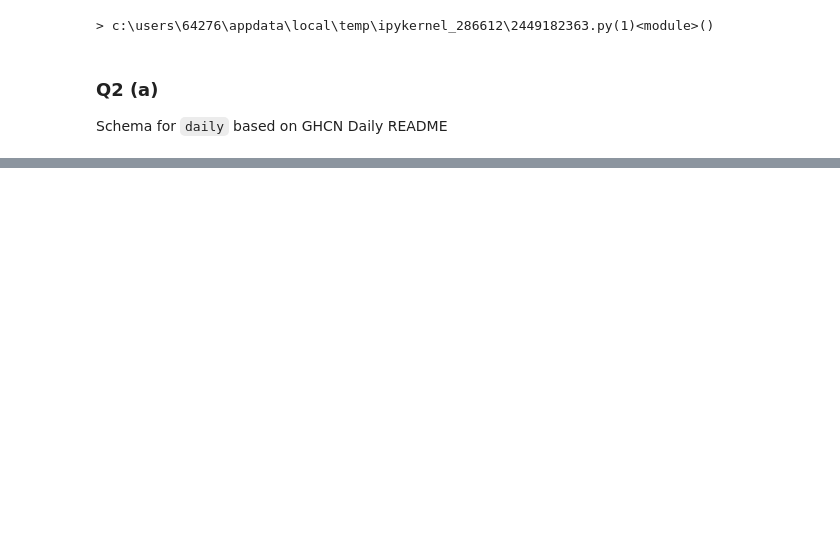
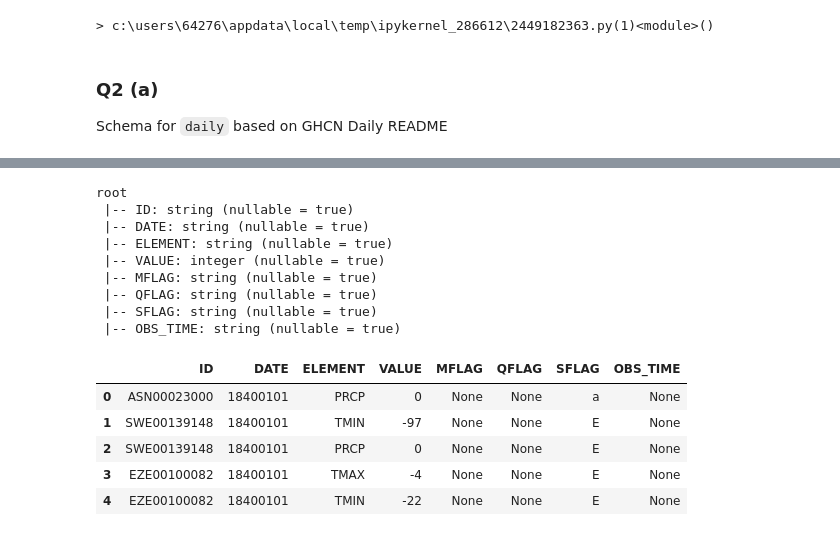
Before and after one commit to david-ewing-nz/ghcn-spark-analysis, a Jupyter notebook: notebooks/01_ghcn_processing.ipynb, the cells around one changed output, grey strips where cells are left out. Cells and saved outputs as stored; diff of their text form; code cells hidden in the pictures; blank space fills up the shorter version.

```diff
--- a/notebooks/01_ghcn_processing.ipynb
+++ b/notebooks/01_ghcn_processing.ipynb
@@ -181,6 +300,22 @@ stations_df.show(5)
 # %%
 # Load a small subset of daily (e.g. 2022)
 dailyPath = f"{prefixDaily}1840.csv.gz"
-dailydf   = spark.read.csv(dailyPath=dailySchema, False)
+dailydf   = spark.read.csv(dailyPath, schema=dailySchema, header=False)
 dailydf.printSchema()
-dailydf.show(5)
+show_as_html(dailydf.limit(5))
+# %% [output]
+root
+ |-- ID: string (nullable = true)
+ |-- DATE: string (nullable = true)
+ |-- ELEMENT: string (nullable = true)
+ |-- VALUE: integer (nullable = true)
+ |-- MFLAG: string (nullable = true)
+ |-- QFLAG: string (nullable = true)
+ |-- SFLAG: string (nullable = true)
+ |-- OBS_TIME: string (nullable = true)
+|  | ID | DATE | ELEMENT | VALUE | MFLAG | QFLAG | SFLAG | OBS_TIME |
+| 0 | ASN00023000 | 18400101 | PRCP | 0 | None | None | a | None |
+| 1 | SWE00139148 | 18400101 | TMIN | -97 | None | None | E | None |
+| 2 | SWE00139148 | 18400101 | PRCP | 0 | None | None | E | None |
+| 3 | EZE00100082 | 18400101 | TMAX | -4 | None | None | E | None |
+| 4 | EZE00100082 | 18400101 | TMIN | -22 | None | None | E | None |
```
Also changed, not shown: parts of 11 cells of this notebook.
